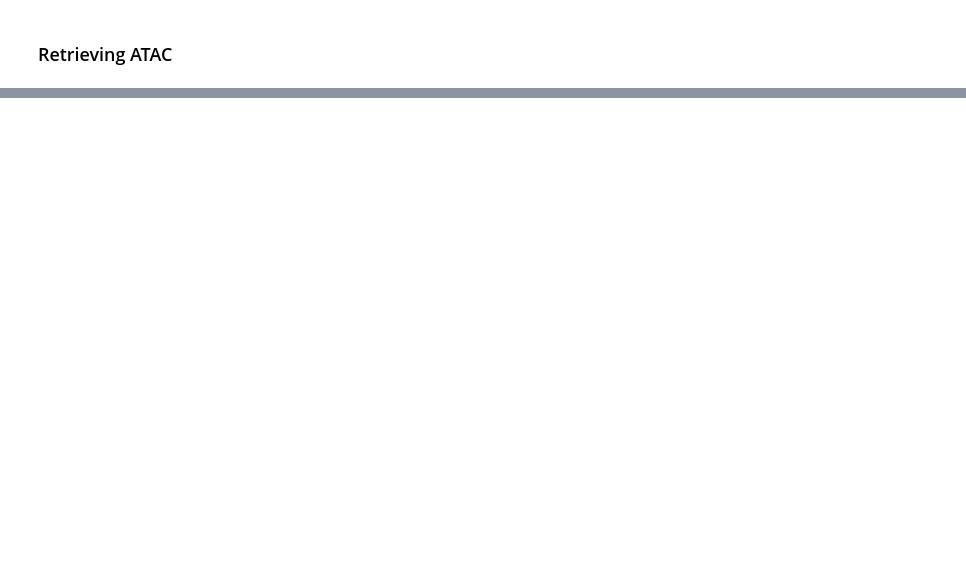
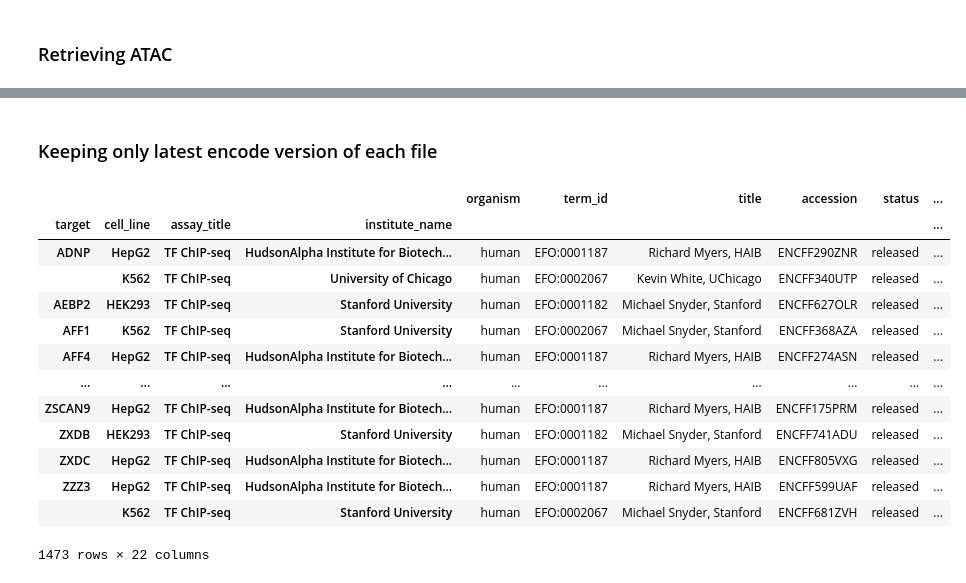
Before and after one commit to AnacletoLAB/epigenomic_dataset, a Jupyter notebook: Retrieving HG38 files metadata.ipynb, the cells around one changed output, grey strips where cells are left out. Drawn from its saved outputs; the diff is of its cells as text; code cells hidden in the pictures; blank space fills up the shorter version.

```diff
--- a/Retrieving HG38 files metadata.ipynb
+++ b/Retrieving HG38 files metadata.ipynb
@@ -91,8 +79,10 @@ samples
 samples = biosamples(
     accessions=accessions(compress_json.load("hg38_encode_queries/wgbs.json")),
     organism=None,
-    **parameters
+    **parameters,
 )
+# I have manually checked that the version of the files is 3, but it is not available in the metadata.
+samples["encode_version"] = 3
 samples["organism"] = "human"
 all_datasets.append(samples)
 samples
@@ -138,5 +128,6 @@ samples
 # %%
-pd.concat(all_datasets)
+combined = pd.concat(all_datasets)
+combined
 # %% [output]
 |  | organism | target | term_id | cell_line | institute_name | title | accession | status | assay_title | ... |
 | 0 | human | H3K4me2 | EFO:0001203 | MCF-7 | Broad Institute | Bradley Bernstein, Broad | ENCFF299JCQ | released | Histone ChIP-seq | ... |
@@ -153,0 +161,26 @@ pd.concat(all_datasets)
+# %% [markdown]
+### Keeping only latest encode version of each file
+# %%
+filtered_combined = combined.sort_values("encode_version").groupby([
+    "target",
+    "cell_line",
+    "assay_title",
+    "institute_name"
+]).last()
+# %%
+filtered_combined
+# %% [output]
+|  |  |  |  | organism | term_id | title | accession | status | ... |
+| target | cell_line | assay_title | institute_name |  |  |  |  |  | ... |
+| ADNP | HepG2 | TF ChIP-seq | HudsonAlpha Institute for Biotech... | human | EFO:0001187 | Richard Myers, HAIB | ENCFF290ZNR | released | ... |
+|  | K562 | TF ChIP-seq | University of Chicago | human | EFO:0002067 | Kevin White, UChicago | ENCFF340UTP | released | ... |
+| AEBP2 | HEK293 | TF ChIP-seq | Stanford University | human | EFO:0001182 | Michael Snyder, Stanford | ENCFF627OLR | released | ... |
+| AFF1 | K562 | TF ChIP-seq | Stanford University | human | EFO:0002067 | Michael Snyder, Stanford | ENCFF368AZA | released | ... |
+| AFF4 | HepG2 | TF ChIP-seq | HudsonAlpha Institute for Biotech... | human | EFO:0001187 | Richard Myers, HAIB | ENCFF274ASN | released | ... |
+| ... | ... | ... | ... | ... | ... | ... | ... | ... | ... |
+| ZSCAN9 | HepG2 | TF ChIP-seq | HudsonAlpha Institute for Biotech... | human | EFO:0001187 | Richard Myers, HAIB | ENCFF175PRM | released | ... |
+| ZXDB | HEK293 | TF ChIP-seq | Stanford University | human | EFO:0001182 | Michael Snyder, Stanford | ENCFF741ADU | released | ... |
+| ZXDC | HepG2 | TF ChIP-seq | HudsonAlpha Institute for Biotech... | human | EFO:0001187 | Richard Myers, HAIB | ENCFF805VXG | released | ... |
+| ZZZ3 | HepG2 | TF ChIP-seq | HudsonAlpha Institute for Biotech... | human | EFO:0001187 | Richard Myers, HAIB | ENCFF599UAF | released | ... |
+|  | K562 | TF ChIP-seq | Stanford University | human | EFO:0002067 | Michael Snyder, Stanford | ENCFF681ZVH | released | ... |
+1473 rows × 22 columns
```
Also changed, not shown: parts of 9 cells of this notebook.
